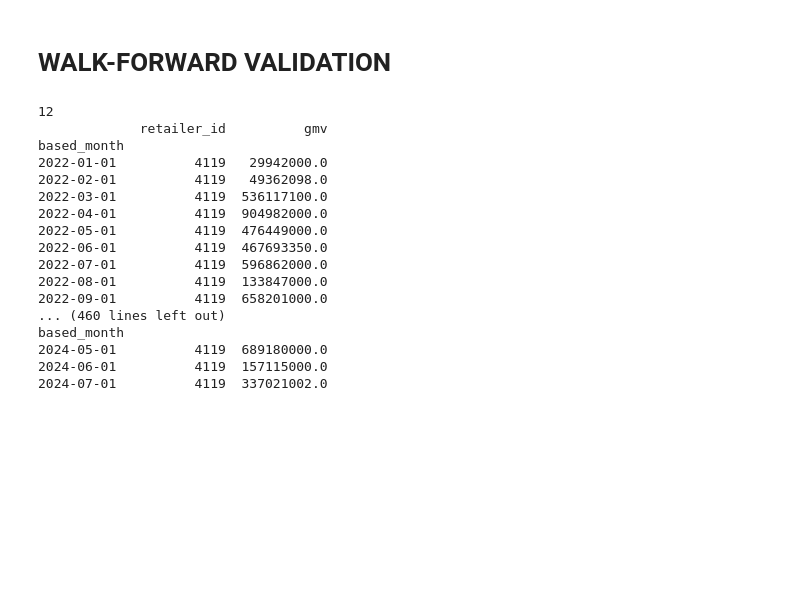
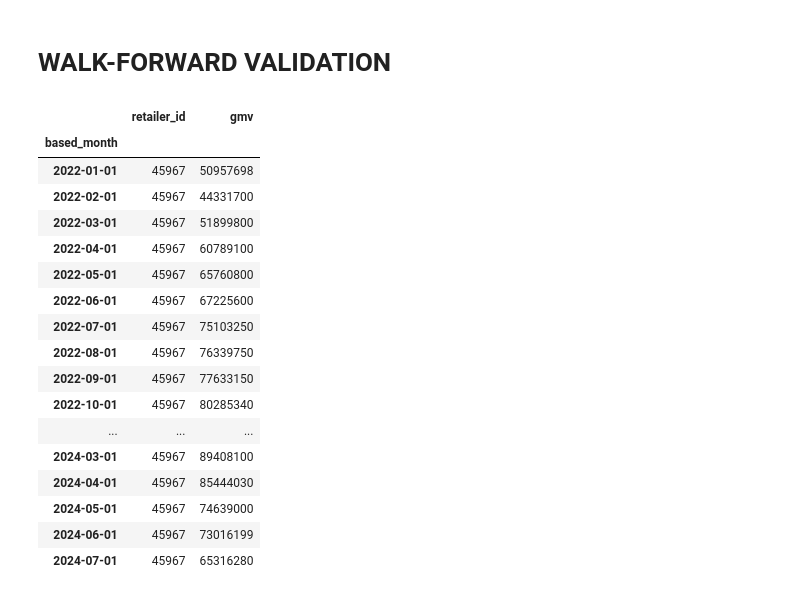
Before and after one commit to hungvu9311/Holt-Winter_Kfin_model, a Jupyter notebook: Holt-Winter.ipynb, the cells around one changed output. Saved outputs shown, nothing was run; the diff lists cells and outputs as text; code cells hidden in the pictures; blank space fills up the shorter version.

```diff
--- a/Holt-Winter.ipynb
+++ b/Holt-Winter.ipynb
@@ -152,29 +169,3 @@ forecast_ret
 | 12 | 2025-05-01 | 4.475573e+08 | 4119 |
 # %% [markdown]
 # WALK-FORWARD VALIDATION
-# %%
-n_train = 12
-n_records = len(df)
-for i in range(n_train, n_records-2):
-    train_data, test_data = df[0:i], df[i:i+3]
-    print(i)
-    print(train_data)
-    print(test_data)
-# %% [output]
-12
-             retailer_id          gmv
-based_month
-2022-01-01          4119   29942000.0
-2022-02-01          4119   49362098.0
-2022-03-01          4119  536117100.0
-2022-04-01          4119  904982000.0
-2022-05-01          4119  476449000.0
-2022-06-01          4119  467693350.0
-2022-07-01          4119  596862000.0
-2022-08-01          4119  133847000.0
-2022-09-01          4119  658201000.0
-... (460 lines left out)
-based_month
-2024-05-01          4119  689180000.0
-2024-06-01          4119  157115000.0
-2024-07-01          4119  337021002.0
@@ -180,0 +180,21 @@ based_month
+# %%
+df_test
+# %% [output]
+|  | retailer_id | gmv |
+| based_month |  |  |
+| 2022-01-01 | 45967 | 50957698 |
+| 2022-02-01 | 45967 | 44331700 |
+| 2022-03-01 | 45967 | 51899800 |
+| 2022-04-01 | 45967 | 60789100 |
+| 2022-05-01 | 45967 | 65760800 |
+| 2022-06-01 | 45967 | 67225600 |
+| 2022-07-01 | 45967 | 75103250 |
+| 2022-08-01 | 45967 | 76339750 |
+| 2022-09-01 | 45967 | 77633150 |
+| 2022-10-01 | 45967 | 80285340 |
+| ... | ... | ... |
+| 2024-03-01 | 45967 | 89408100 |
+| 2024-04-01 | 45967 | 85444030 |
+| 2024-05-01 | 45967 | 74639000 |
+| 2024-06-01 | 45967 | 73016199 |
+| 2024-07-01 | 45967 | 65316280 |
```
Also changed, not shown: parts of 7 cells of this notebook.
